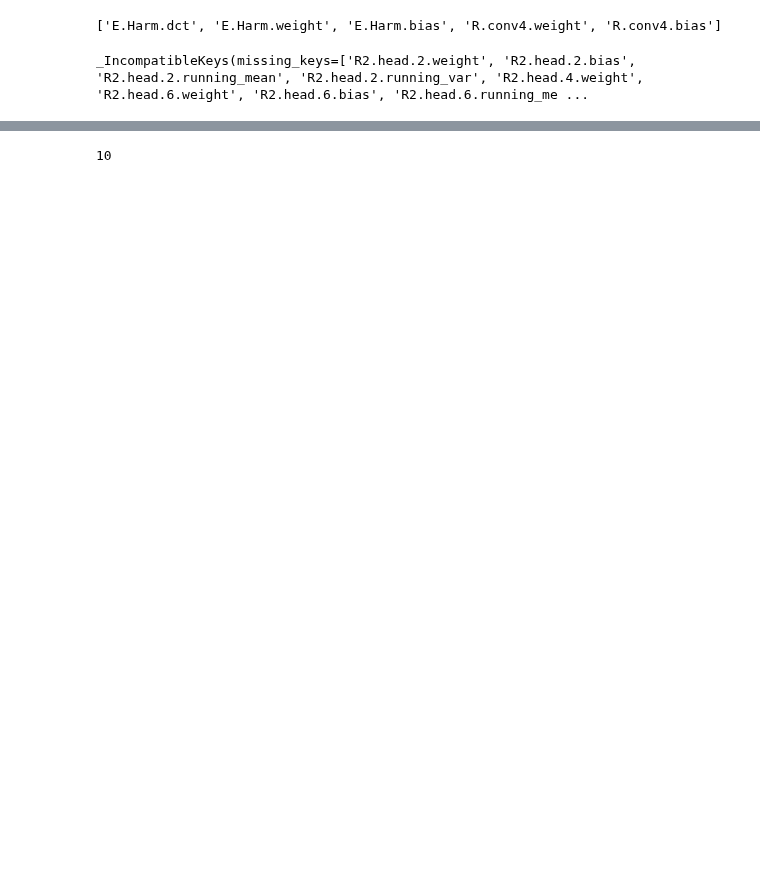
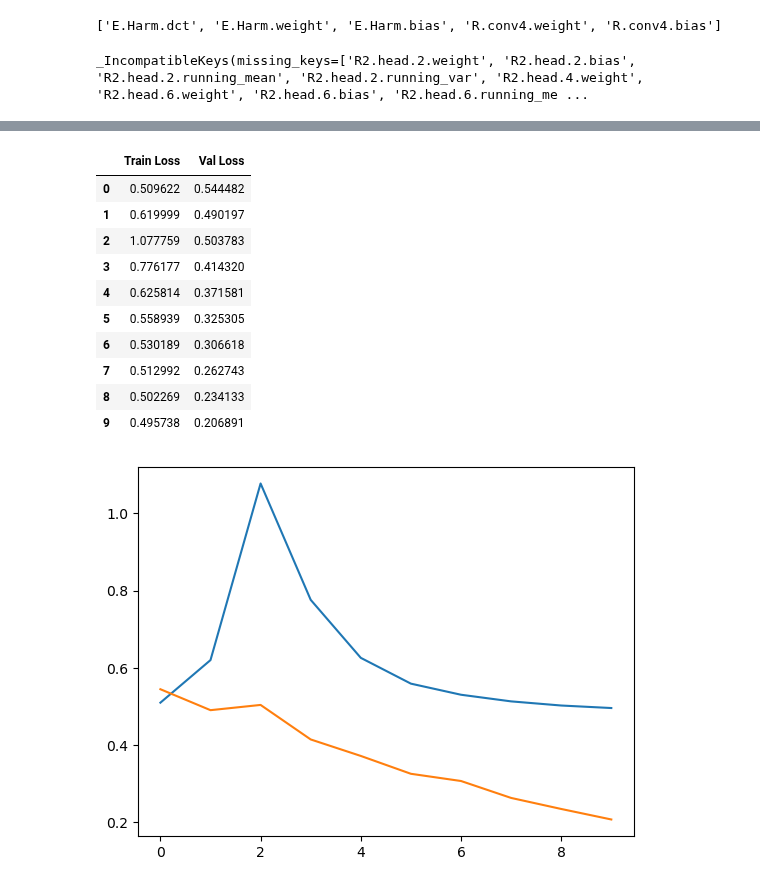
Before and after one commit to LQCHAN022/UMP-estimation, a Jupyter notebook: sentinel_ump_IM2ELEVATION.ipynb, the cells around one changed output, grey strips where cells are left out. Drawn from its saved outputs; the diff is of its cells as text; code cells hidden in the pictures; blank space fills up the shorter version.

```diff
--- a/sentinel_ump_IM2ELEVATION.ipynb
+++ b/sentinel_ump_IM2ELEVATION.ipynb
@@ -436,3 +485,27 @@ torch.save(model, "trained_models/model_customhead_64_45.pth")
+# %%
+# Compare loss
+name_1 = "sigmoid_64_20"
+name_2 = "oldsigmoid_64_20"
+with open(f"trained_models/model_records_{name_1}.pkl", "rb") as f:
+    records_1 = pickle.load(f)
+with open(f"trained_models/model_records_{name_2}.pkl", "rb") as f:
+    records_2 = pickle.load(f)
+sns.lineplot(x= range(len(records_1)), y= np.array(records_1)[:, 0])
+sns.lineplot(x= range(len(records_2)), y= np.array(records_2)[:, 0])
+pd.DataFrame({"Train Loss": np.array(records_1)[:, 0], "Val Loss": np.array(records_2)[:, 0]})
+# %% [output]
+|  | Train Loss | Val Loss |
+| 0 | 0.509622 | 0.544482 |
+| 1 | 0.619999 | 0.490197 |
+| 2 | 1.077759 | 0.503783 |
+| 3 | 0.776177 | 0.414320 |
+| 4 | 0.625814 | 0.371581 |
+| 5 | 0.558939 | 0.325305 |
+| 6 | 0.530189 | 0.306618 |
+| 7 | 0.512992 | 0.262743 |
+| 8 | 0.502269 | 0.234133 |
+| 9 | 0.495738 | 0.206891 |
+[figure, added]
 # %%
 # Garbage collection
 
@@ -449,7 +522,3 @@ del dls_3
 # %%
 gc.collect()
 torch.cuda.empty_cache()
-# %%
-calcRes(22, 3, 2, 0)
-# %% [output]
-10
```
Also changed, not shown: parts of 50 cells of this notebook, 2 other files.
